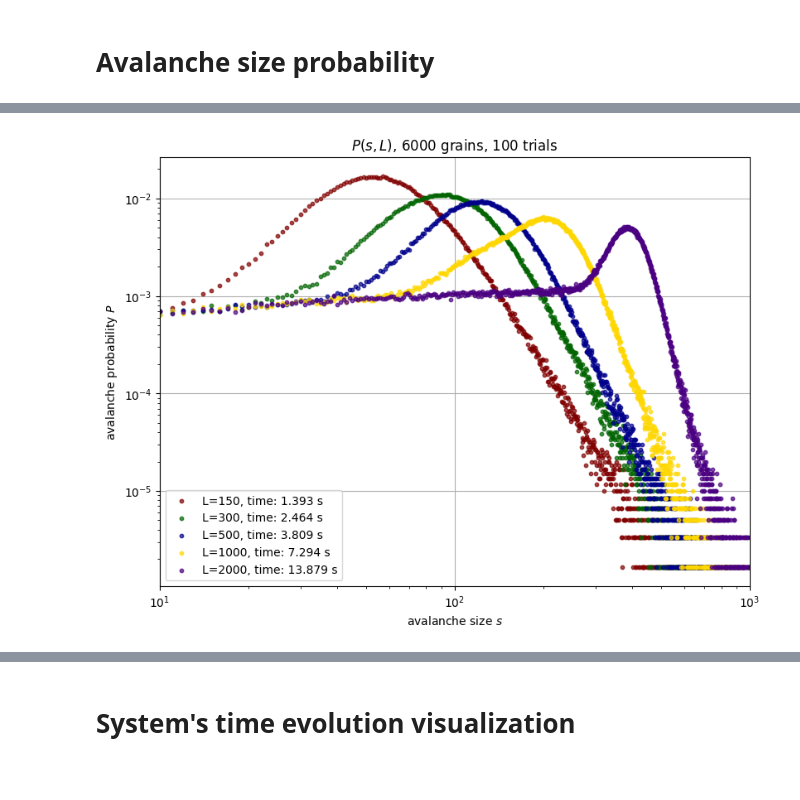
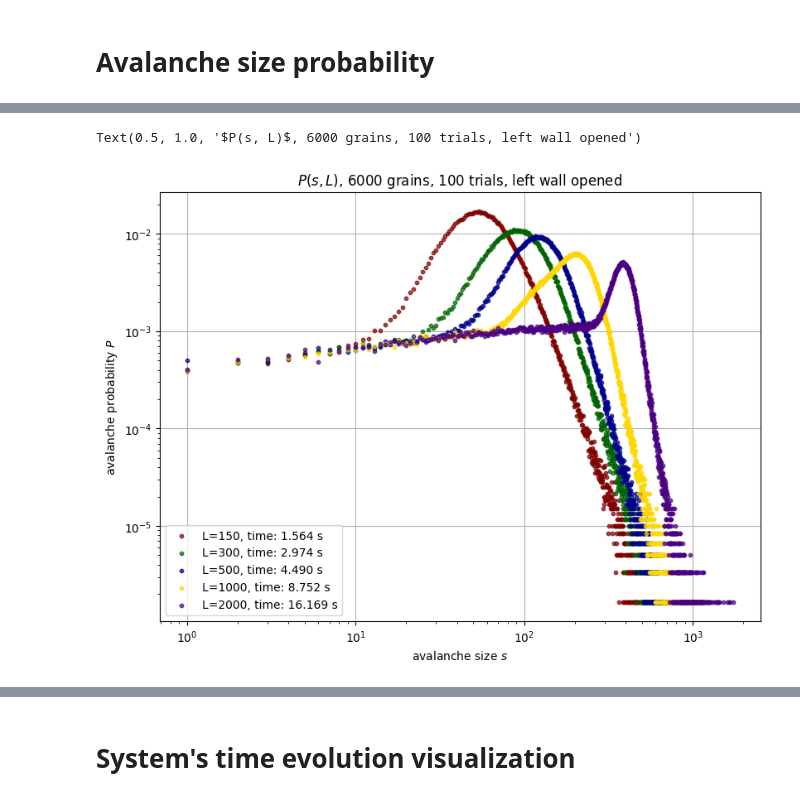
Before and after one commit to Yolonek/BoidsFlocking, a Jupyter notebook: OsloModel/OsloModel.ipynb, the cells around one changed output, grey strips where cells are left out. Cells and saved outputs as stored; diff of their text form; code cells hidden in the pictures.

```diff
--- a/OsloModel/OsloModel.ipynb
+++ b/OsloModel/OsloModel.ipynb
@@ -171,28 +147,18 @@ grains = 6000
 colors = ['maroon', 'darkgreen', 'darkblue', 'gold', 'indigo']
 trials = 100
 is_incremented_randomly = False
+is_left_wall_closed = False
 # %%
-figure4, axes4 = plt.subplots(1, 1, layout='constrained', figsize=(8, 6))
+figure5, axes5 = plt.subplots(1, 1, layout='constrained', figsize=(8, 6))
 for index, L in enumerate(L_list):
     start_time = time()
-    avalanche_count = calculate_avalanche_probabilities(L_list[index],
-                                                        grains,
-                                                        trials,
-                                                        is_incremented_randomly)
+    avalanche_count = calculate_avalanche_probabilities_with_trials(L_list[index], grains, trials,
+                                                                    is_incremented_randomly, is_left_wall_closed)
     time_delta = time() - start_time
-    axes4.scatter(np.arange(len(avalanche_count)), avalanche_count,
-                 color=colors[index],
-                 s=10,
-                 label=f'L={L}, time: {time_delta:.3f} s',
-                 alpha=.7)
-    axes4.set(title=f'$P(s, L)$, {grains} grains, {trials} trials',
-             xlabel='avalanche size $s$',
-             ylabel='avalanche probability $P$',
-             xscale='log', yscale='log',
-             xlim=[10, 1000])
-    axes4.legend(loc='lower left')
-    axes4.grid()
-    axes4.set_axisbelow(True)
+    plot_scatter_histogram(L, np.arange(len(avalanche_count)), avalanche_count,
+                           time_delta, axes=axes5, color=colors[index])
+axes5.set_title(f'$P(s, L)$, {grains} grains, {trials} trials, left wall opened')
 # %% [output]
+Text(0.5, 1.0, '$P(s, L)$, 6000 grains, 100 trials, left wall opened')
-[figure, old version]
+[figure, new version]
 # %%
```
Also changed, not shown: parts of 39 cells of this notebook, 21 other files.
